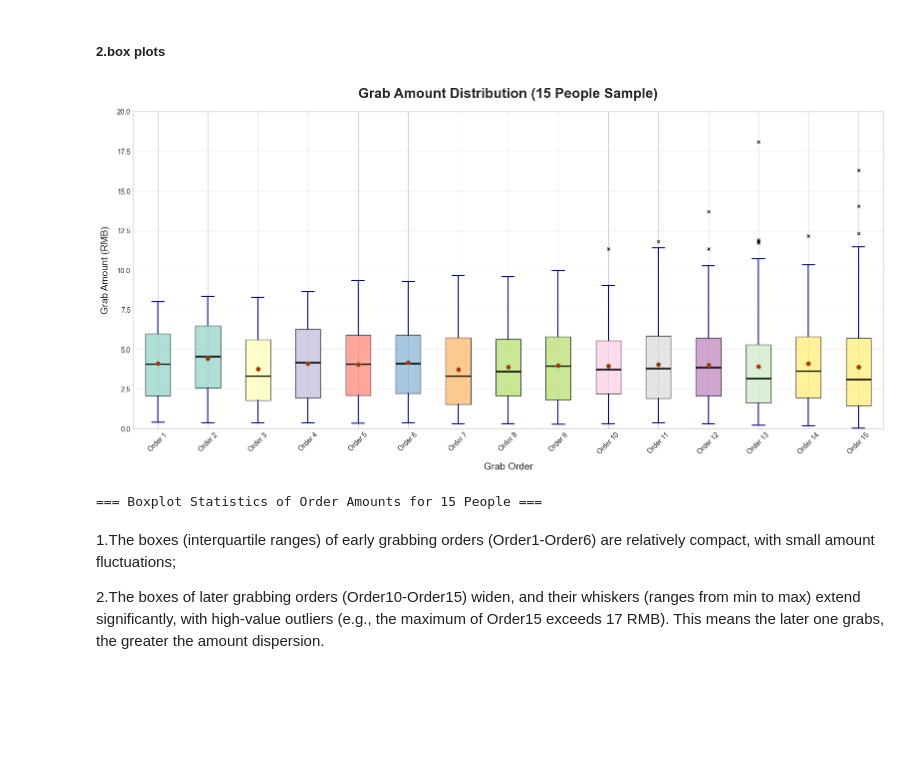
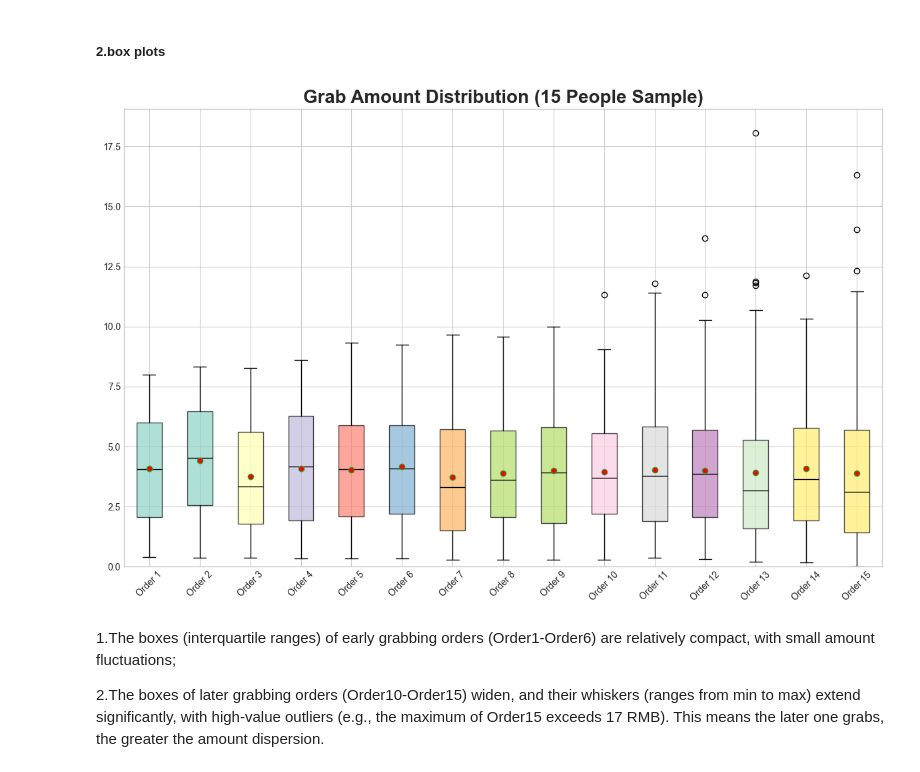
Before and after one commit to QLL-CCDD/SI140A-proj, a Jupyter notebook: tex/red_envelop.ipynb, the cells around one changed output. Cells and saved outputs as stored; diff of their text form; code cells hidden in the pictures; blank space fills up the shorter version.

```diff
--- a/tex/red_envelop.ipynb
+++ b/tex/red_envelop.ipynb
@@ -423,66 +446,9 @@ Moreover, the bands closest to the lower limit are usually longer, which indicat
 # %% [markdown]
 ##### **2.box plots**
 # %%
-import pandas as pd
-import numpy as np
-import matplotlib.pyplot as plt
-plt.rcParams["font.sans-serif"] = ["Arial", "DejaVu Sans"]
-plt.rcParams["axes.unicode_minus"] = False
-plt.style.use("seaborn-v0_8-whitegrid")
-
-df = pd.read_excel("E:/gailvlun/SI140A-proj/Data/15/15人.xls", sheet_name="Sheet1", header=None)
-
-amount_data = df.iloc[1:-1, :15].values.astype(float).round(2)
-grab_order_labels = [f"Order {i+1}" for i in range(15)]
-
-boxplot_data = []
-for i in range(15):
-    valid_amount = amount_data[:, i][~np.isnan(amount_data[:, i])]
-    boxplot_data.append(valid_amount)
-
-all_valid_amount = amount_data[~np.isnan(amount_data)]
-global_min_amount = 0.0
-global_max_amount = np.ceil(all_valid_amount.max()) if len(all_valid_amount) > 0 else 10
-
-fig, ax = plt.subplots(figsize=(16, 8))
-bp = ax.boxplot(
-    boxplot_data,
-    tick_labels=grab_order_labels,
-    patch_artist=True,
-    showmeans=True,
-    meanprops={"marker": "o", "markerfacecolor": "red", "markersize": 6},
-    medianprops={"color": "black", "linewidth": 2},
-    whiskerprops={"color": "darkblue", "linewidth": 1.5},
-    capprops={"color": "darkblue", "linewidth": 1.5},
-    flierprops={"marker": "x", "markerfacecolor": "orange", "markersize": 5},
-)
-
-colors = plt.cm.Set3(np.linspace(0, 1, 15))
-for patch, color in zip(bp["boxes"], colors):
-    patch.set_facecolor(color)
-    patch.set_alpha(0.7)
-
-ax.set_title(
-    "Grab Amount Distribution (15 People Sample)",
-    fontsize=20,
-    fontweight="bold",
-    pad=20,
-)
-ax.set_xlabel("Grab Order", fontsize=14, labelpad=10)
-ax.set_ylabel("Grab Amount (RMB)", fontsize=14, labelpad=10)
-ax.set_ylim(global_min_amount, global_max_amount + 1)
-ax.tick_params(axis="x", rotation=45, labelsize=10)
-ax.tick_params(axis="y", labelsize=10)
-ax.grid(axis="y", alpha=0.3)
-
-plt.tight_layout()
-plt.savefig("15people_amount_boxplot.png", dpi=300, bbox_inches="tight")
-plt.show()
-
-print("=== Boxplot Statistics of Order Amounts for 15 People ===")
+plot_box_distribution("../Data/15/15人.xls", 15)
 # %% [output]
-[figure, old version]
+[figure, new version]
-=== Boxplot Statistics of Order Amounts for 15 People ===
 # %% [markdown]
 1.The boxes (interquartile ranges) of early grabbing orders (Order1-Order6) are relatively compact, with small amount fluctuations;
 
```
Also changed, not shown: parts of 15 cells of this notebook, 9 other files.
